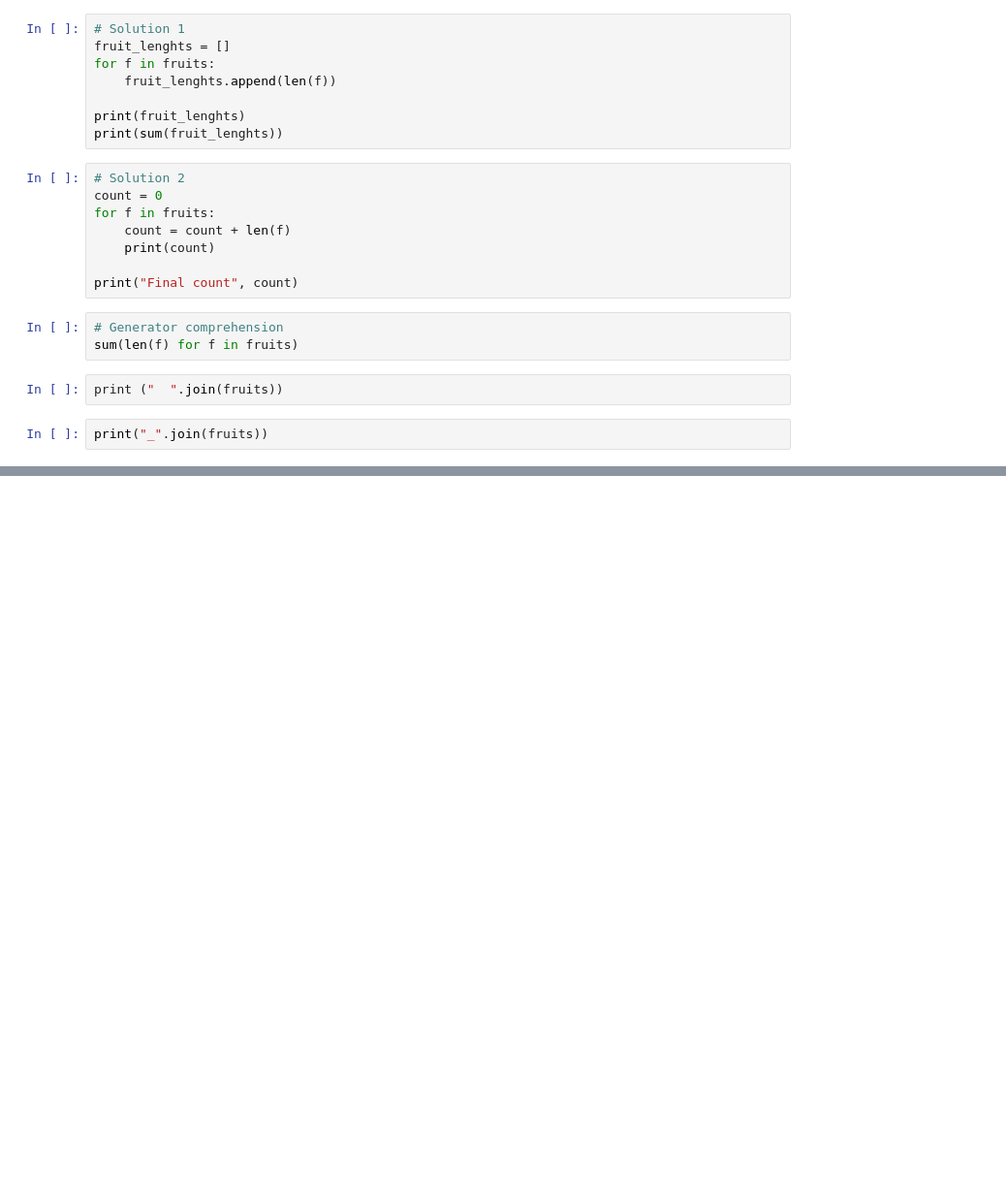
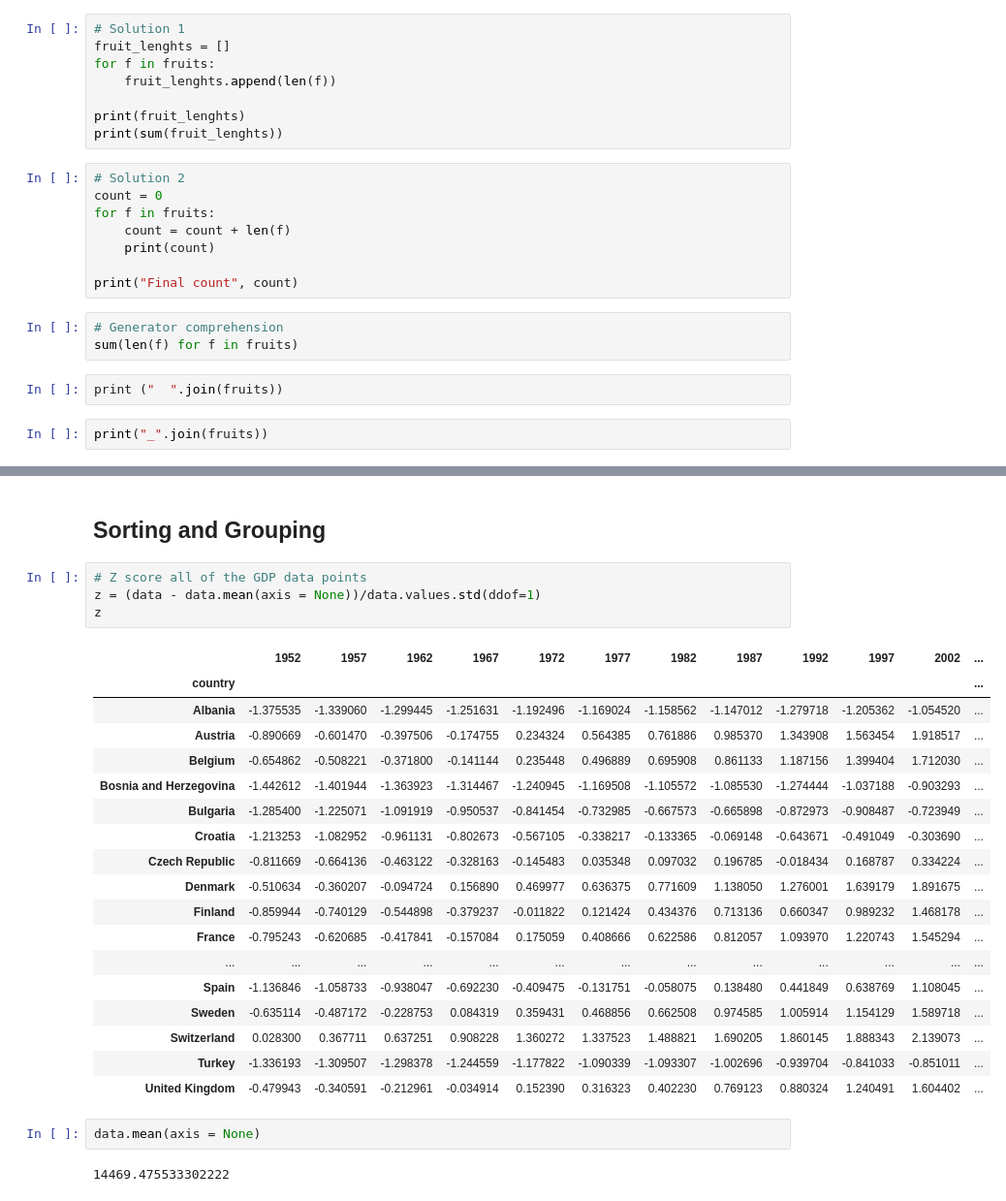
Before and after one commit to mhernandezgarcia2/data, a Jupyter notebook: summerbridge.ipynb, the cells around one changed output, grey strips where cells are left out. Shown: that part at 97% size. Saved outputs shown, nothing was run; the diff lists cells and outputs as text; blank space fills up the shorter version.

```diff
--- a/summerbridge.ipynb
+++ b/summerbridge.ipynb
@@ -233,0 +981,29 @@ print("_".join(fruits))
+# %% [markdown]
+## Sorting and Grouping
+# %%
+# Z score all of the GDP data points
+z = (data - data.mean(axis = None))/data.values.std(ddof=1)
+z
+# %% [output]
+|  | 1952 | 1957 | 1962 | 1967 | 1972 | 1977 | 1982 | 1987 | 1992 | 1997 | 2002 | ... |
+| country |  |  |  |  |  |  |  |  |  |  |  | ... |
+| Albania | -1.375535 | -1.339060 | -1.299445 | -1.251631 | -1.192496 | -1.169024 | -1.158562 | -1.147012 | -1.279718 | -1.205362 | -1.054520 | ... |
+| Austria | -0.890669 | -0.601470 | -0.397506 | -0.174755 | 0.234324 | 0.564385 | 0.761886 | 0.985370 | 1.343908 | 1.563454 | 1.918517 | ... |
+| Belgium | -0.654862 | -0.508221 | -0.371800 | -0.141144 | 0.235448 | 0.496889 | 0.695908 | 0.861133 | 1.187156 | 1.399404 | 1.712030 | ... |
+| Bosnia and Herzegovina | -1.442612 | -1.401944 | -1.363923 | -1.314467 | -1.240945 | -1.169508 | -1.105572 | -1.085530 | -1.274444 | -1.037188 | -0.903293 | ... |
+| Bulgaria | -1.285400 | -1.225071 | -1.091919 | -0.950537 | -0.841454 | -0.732985 | -0.667573 | -0.665898 | -0.872973 | -0.908487 | -0.723949 | ... |
+| Croatia | -1.213253 | -1.082952 | -0.961131 | -0.802673 | -0.567105 | -0.338217 | -0.133365 | -0.069148 | -0.643671 | -0.491049 | -0.303690 | ... |
+| Czech Republic | -0.811669 | -0.664136 | -0.463122 | -0.328163 | -0.145483 | 0.035348 | 0.097032 | 0.196785 | -0.018434 | 0.168787 | 0.334224 | ... |
+| Denmark | -0.510634 | -0.360207 | -0.094724 | 0.156890 | 0.469977 | 0.636375 | 0.771609 | 1.138050 | 1.276001 | 1.639179 | 1.891675 | ... |
+| Finland | -0.859944 | -0.740129 | -0.544898 | -0.379237 | -0.011822 | 0.121424 | 0.434376 | 0.713136 | 0.660347 | 0.989232 | 1.468178 | ... |
+| France | -0.795243 | -0.620685 | -0.417841 | -0.157084 | 0.175059 | 0.408666 | 0.622586 | 0.812057 | 1.093970 | 1.220743 | 1.545294 | ... |
+| ... | ... | ... | ... | ... | ... | ... | ... | ... | ... | ... | ... | ... |
+| Spain | -1.136846 | -1.058733 | -0.938047 | -0.692230 | -0.409475 | -0.131751 | -0.058075 | 0.138480 | 0.441849 | 0.638769 | 1.108045 | ... |
+| Sweden | -0.635114 | -0.487172 | -0.228753 | 0.084319 | 0.359431 | 0.468856 | 0.662508 | 0.974585 | 1.005914 | 1.154129 | 1.589718 | ... |
+| Switzerland | 0.028300 | 0.367711 | 0.637251 | 0.908228 | 1.360272 | 1.337523 | 1.488821 | 1.690205 | 1.860145 | 1.888343 | 2.139073 | ... |
+| Turkey | -1.336193 | -1.309507 | -1.298378 | -1.244559 | -1.177822 | -1.090339 | -1.093307 | -1.002696 | -0.939704 | -0.841033 | -0.851011 | ... |
+| United Kingdom | -0.479943 | -0.340591 | -0.212961 | -0.034914 | 0.152390 | 0.316323 | 0.402230 | 0.769123 | 0.880324 | 1.240491 | 1.604402 | ... |
+# %%
+data.mean(axis = None)
+# %% [output]
+14469.475533302222
```
Also changed, not shown: parts of 147 cells of this notebook.
